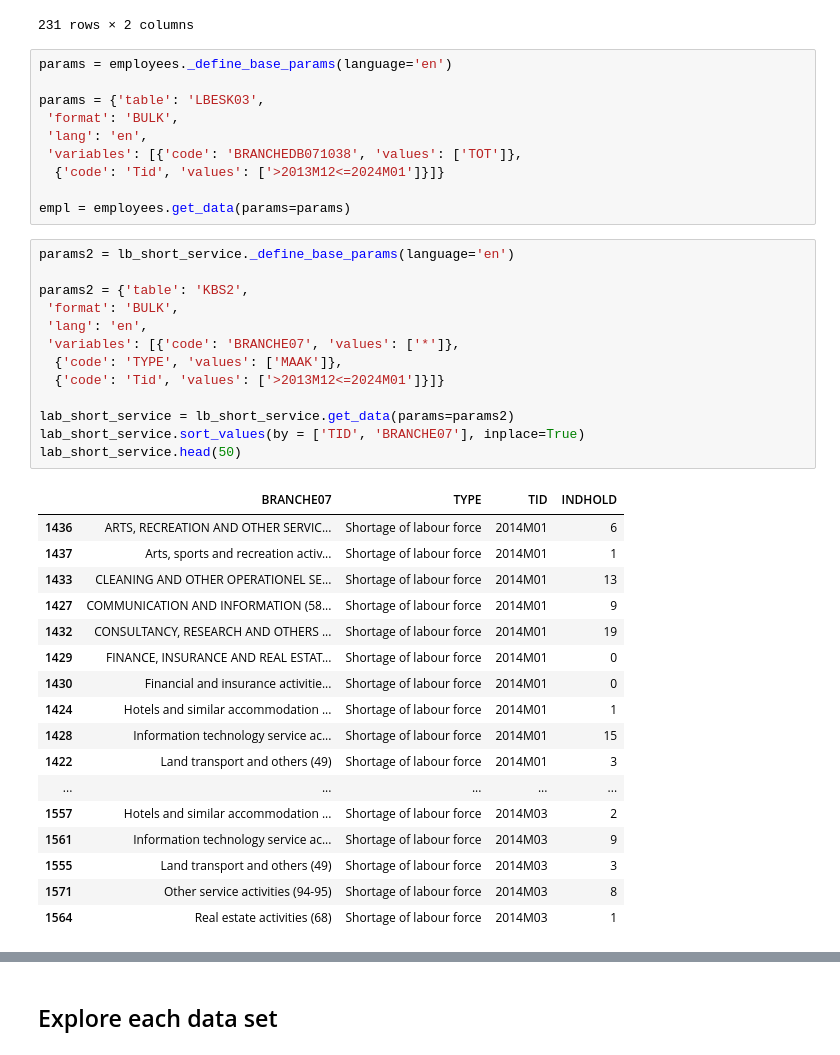
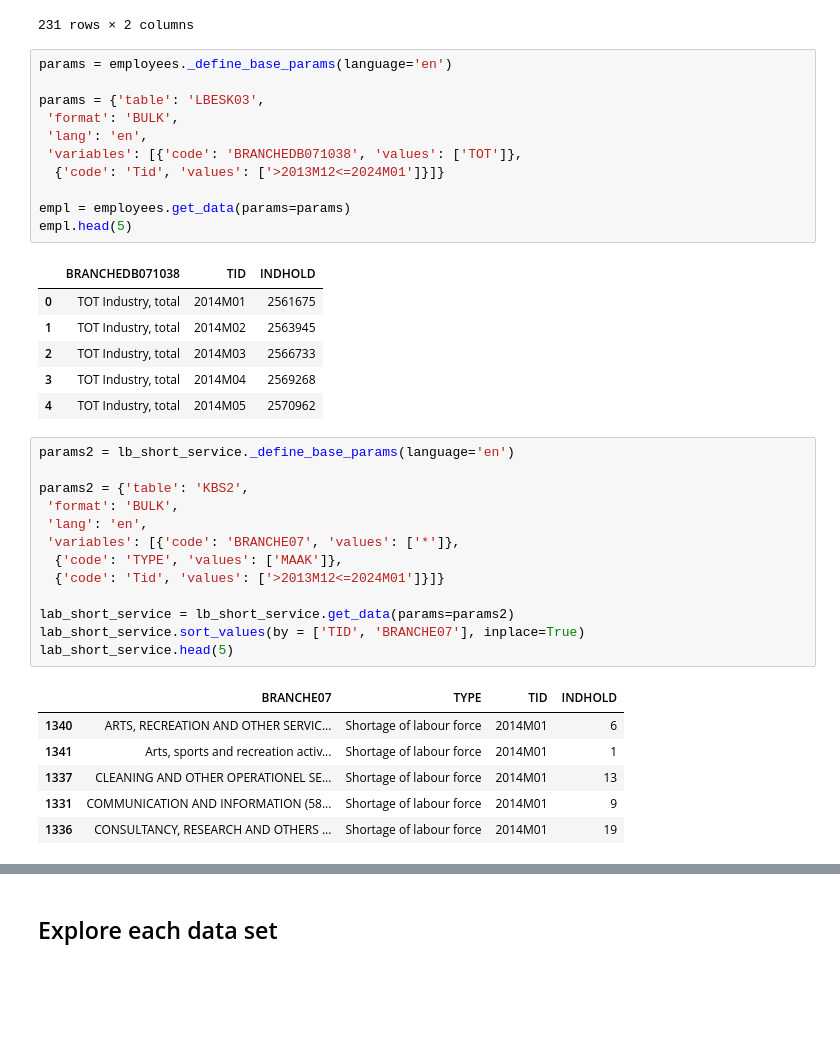
Before and after one commit to NumEconCopenhagen/Projects_2024_Emma-Anna-Oscar, a Jupyter notebook: dataproject/dataproject.ipynb, the cells around one changed output, grey strips where cells are left out. Cells and saved outputs as stored; diff of their text form; blank space fills up the shorter version.

Commit message:
Forsøg på data clean

```diff
--- a/dataproject/dataproject.ipynb
+++ b/dataproject/dataproject.ipynb
@@ -277,37 +277,34 @@ params = {'table': 'LBESK03',
   {'code': 'Tid', 'values': ['>2013M12<=2024M01']}]}
 
 empl = employees.get_data(params=params)
+empl.head(5)
+# %% [output]
+|  | BRANCHEDB071038 | TID | INDHOLD |
+| 0 | TOT Industry, total | 2014M01 | 2561675 |
+| 1 | TOT Industry, total | 2014M02 | 2563945 |
+| 2 | TOT Industry, total | 2014M03 | 2566733 |
+| 3 | TOT Industry, total | 2014M04 | 2569268 |
+| 4 | TOT Industry, total | 2014M05 | 2570962 |
 # %%
 params2 = lb_short_service._define_base_params(language='en')
 
 params2 = {'table': 'KBS2',
  'format': 'BULK',
  'lang': 'en',
  'variables': [{'code': 'BRANCHE07', 'values': ['*']},
   {'code': 'TYPE', 'values': ['MAAK']},
   {'code': 'Tid', 'values': ['>2013M12<=2024M01']}]}
 
 lab_short_service = lb_short_service.get_data(params=params2)
 lab_short_service.sort_values(by = ['TID', 'BRANCHE07'], inplace=True)
-lab_short_service.head(50)
+lab_short_service.head(5)
 # %% [output]
 |  | BRANCHE07 | TYPE | TID | INDHOLD |
-| 1436 | ARTS, RECREATION AND OTHER SERVIC... | Shortage of labour force | 2014M01 | 6 |
-| 1437 | Arts, sports and recreation activ... | Shortage of labour force | 2014M01 | 1 |
-| 1433 | CLEANING AND OTHER OPERATIONEL SE... | Shortage of labour force | 2014M01 | 13 |
-| 1427 | COMMUNICATION AND INFORMATION (58... | Shortage of labour force | 2014M01 | 9 |
-| 1432 | CONSULTANCY, RESEARCH AND OTHERS ... | Shortage of labour force | 2014M01 | 19 |
-| 1429 | FINANCE, INSURANCE AND REAL ESTAT... | Shortage of labour force | 2014M01 | 0 |
-| 1430 | Financial and insurance activitie... | Shortage of labour force | 2014M01 | 0 |
-| 1424 | Hotels and similar accommodation ... | Shortage of labour force | 2014M01 | 1 |
-| 1428 | Information technology service ac... | Shortage of labour force | 2014M01 | 15 |
-| 1422 | Land transport and others (49) | Shortage of labour force | 2014M01 | 3 |
-| ... | ... | ... | ... | ... |
-| 1557 | Hotels and similar accommodation ... | Shortage of labour force | 2014M03 | 2 |
-| 1561 | Information technology service ac... | Shortage of labour force | 2014M03 | 9 |
-| 1555 | Land transport and others (49) | Shortage of labour force | 2014M03 | 3 |
-| 1571 | Other service activities (94-95) | Shortage of labour force | 2014M03 | 8 |
-| 1564 | Real estate activities (68) | Shortage of labour force | 2014M03 | 1 |
+| 1340 | ARTS, RECREATION AND OTHER SERVIC... | Shortage of labour force | 2014M01 | 6 |
+| 1341 | Arts, sports and recreation activ... | Shortage of labour force | 2014M01 | 1 |
+| 1337 | CLEANING AND OTHER OPERATIONEL SE... | Shortage of labour force | 2014M01 | 13 |
+| 1331 | COMMUNICATION AND INFORMATION (58... | Shortage of labour force | 2014M01 | 9 |
+| 1336 | CONSULTANCY, RESEARCH AND OTHERS ... | Shortage of labour force | 2014M01 | 19 |
 # %%
 params3 = lb_short_manu._define_base_params(language='en')
 
```
Also changed, not shown: parts of 14 cells of this notebook.
